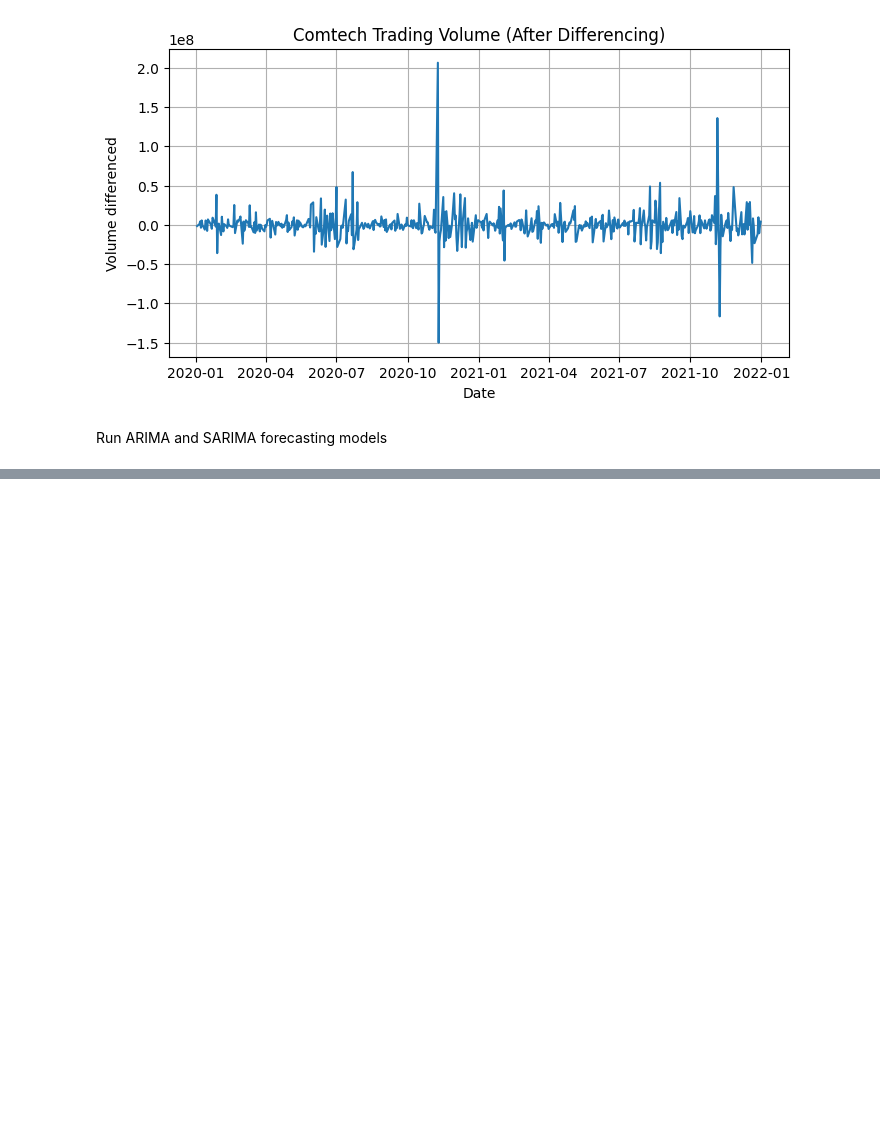
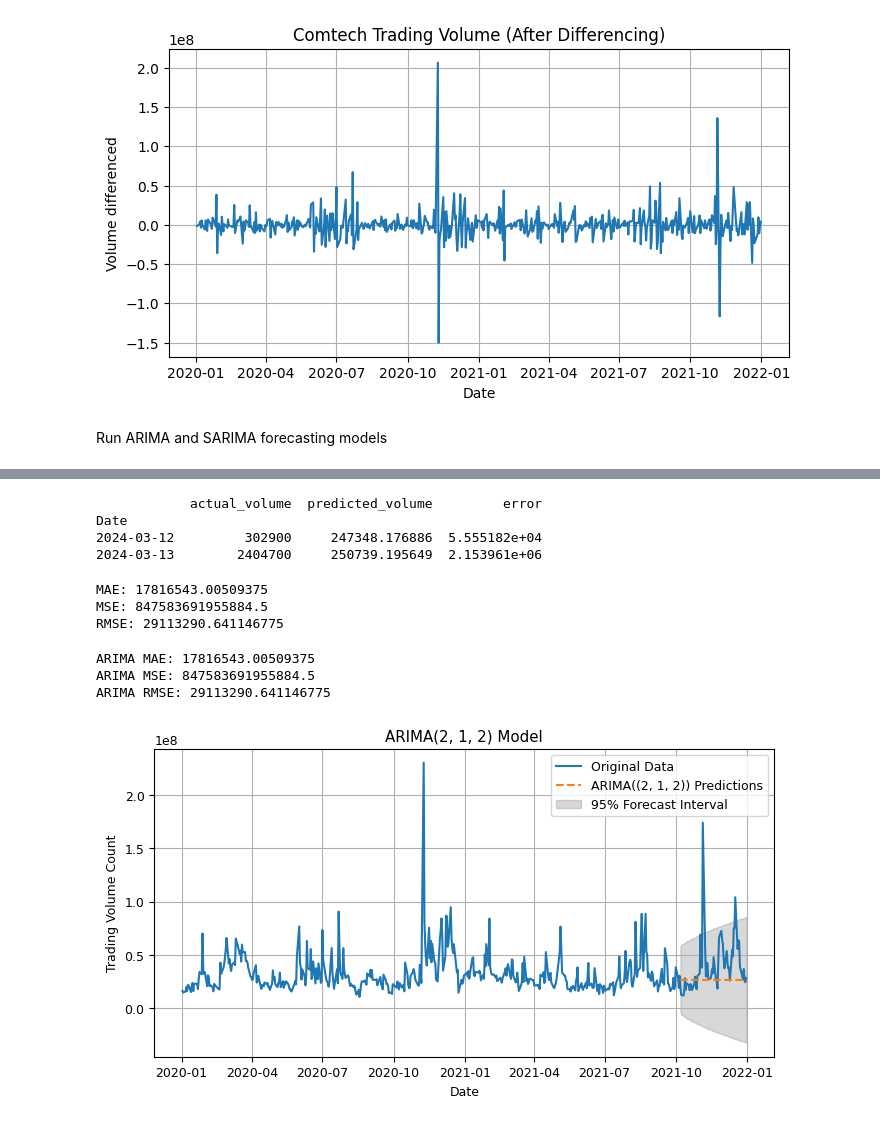
Before and after one commit to apatel4746/stockfrauddetection, a Jupyter notebook: stockfraud.ipynb, the cells around one changed output, grey strips where cells are left out. Cells and saved outputs as stored; diff of their text form; code cells hidden in the pictures; blank space fills up the shorter version.

```diff
--- a/stockfraud.ipynb
+++ b/stockfraud.ipynb
@@ -1295,0 +1366,29 @@ RMSE: 351774.55910653376
+# %%
+volume=cmtl["volume"]
+train_event=volume.loc[: "2024-03-11"].reset_index(drop=True)
+event_dates=volume.loc["2024-03-12":"2024-03-13"]
+event_model=sm.tsa.ARIMA(
+    train_event,
+    order=(2,1,2),
+    trend='n'
+).fit()
+
+event_forecast=event_model.forecast(
+    steps=len(event_dates)
+)
+
+
+event_comparison=pd.DataFrame({
+    "actual_volume": event_dates.to_numpy(),
+    "predicted_volume": event_forecast.to_numpy()
+}, index=event_dates.index)
+
+event_comparison["error"]=(event_comparison["actual_volume"]-event_comparison["predicted_volume"])
+
+
+print(event_comparison)
+# %% [output]
+            actual_volume  predicted_volume         error
+Date
+2024-03-12         302900     247348.176886  5.555182e+04
+2024-03-13        2404700     250739.195649  2.153961e+06
@@ -1295,0 +1400,44 @@ RMSE: 351774.55910653376
+# %%
+#seperate training and testing data
+train=pfe["volume"].iloc[:-60].reset_index(drop=True)
+test=pfe["volume"].iloc[-60:]
+
+order=(2,1,2)
+model=sm.tsa.ARIMA(train, order=order, trend='n').fit()
+
+predictions=model.forecast(steps=len(test))
+mae=mean_absolute_error(test, predictions)
+mse=mean_squared_error(test, predictions)
+rmse=np.sqrt(mse)
+print(f"MAE: {mae}")
+print(f"MSE: {mse}")
+print(f"RMSE: {rmse}")
+# %% [output]
+MAE: 17816543.00509375
+MSE: 847583691955884.5
+RMSE: 29113290.641146775
+# %%
+plt.rcParams.update({'font.size': 9})
+
+forecast=model.get_forecast(steps=len(test))
+conf_int=forecast.conf_int(alpha=.05)
+
+plt.figure(figsize=(8,4))
+plt.plot(pfe.index,pfe["volume"], label="Original Data")
+plt.plot(test.index, predictions.to_numpy(), label=f'ARIMA({order}) Predictions', linestyle='--')
+plt.fill_between(test.index, conf_int.iloc[:, 0].to_numpy(), conf_int.iloc[:,1].to_numpy(), alpha=.3, color='gray', label='95% Forecast Interval')
+plt.legend()
+plt.xlabel('Date')
+plt.ylabel('Trading Volume Count')
+plt.title(f'ARIMA{order} Model')
+plt.grid(True)
+
+print(f"ARIMA MAE: {mae}")
+print(f"ARIMA MSE: {mse}")
+print(f"ARIMA RMSE: {rmse}")
+plt.show()
+# %% [output]
+ARIMA MAE: 17816543.00509375
+ARIMA MSE: 847583691955884.5
+ARIMA RMSE: 29113290.641146775
+[figure, added]
```
Also changed, not shown: parts of 24 cells of this notebook.
